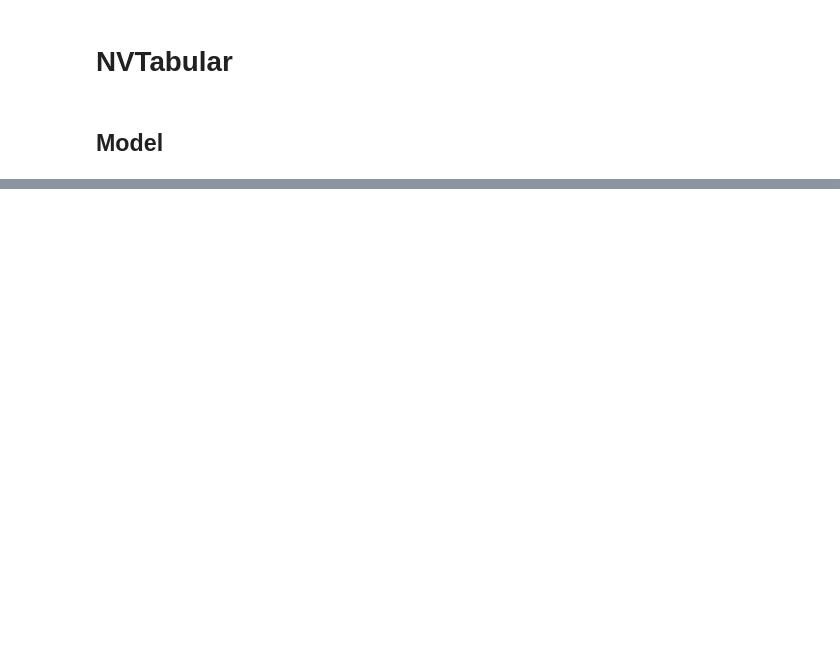
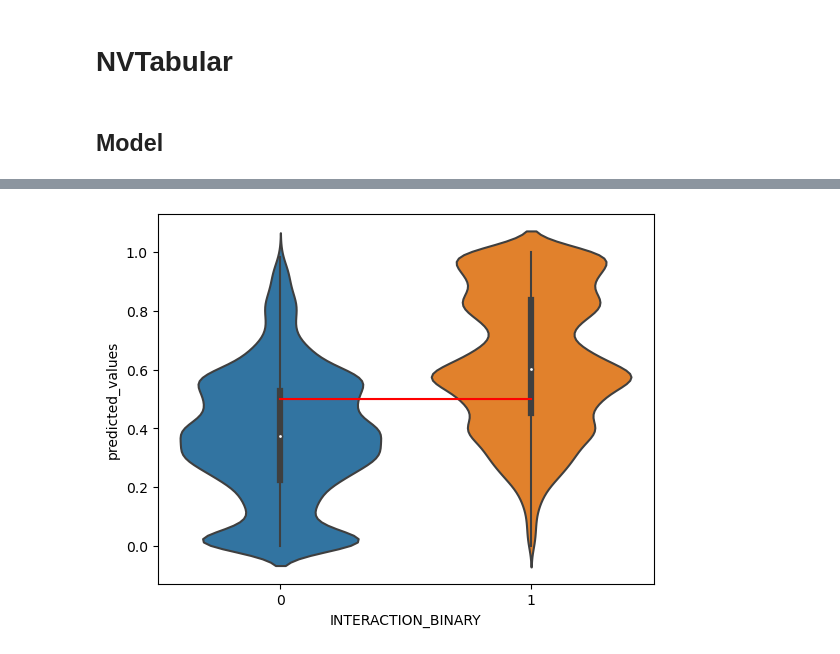
Before and after one commit to wildd96/all-recsys, a Jupyter notebook: main.ipynb, the cells around one changed output, grey strips where cells are left out. Cells and saved outputs as stored; diff of their text form; code cells hidden in the pictures; blank space fills up the shorter version.

```diff
--- a/main.ipynb
+++ b/main.ipynb
@@ -334,0 +237,12 @@ plt.hist(preds_2, density = True)
+# %%
+s = valid.head(-1)
+s['predicted_values'] = pred2[:-1]
+# %%
+import seaborn as sns
+
+sns.violinplot(data = s, x = 'INTERACTION_BINARY', y = 'predicted_values')
+sns.lineplot(data = s, x = 'INTERACTION_BINARY', y = .5, color = 'r')
+
+plt.show()
+# %% [output]
+[figure, added]
```
Also changed, not shown: parts of 38 cells of this notebook, 1 other file.
